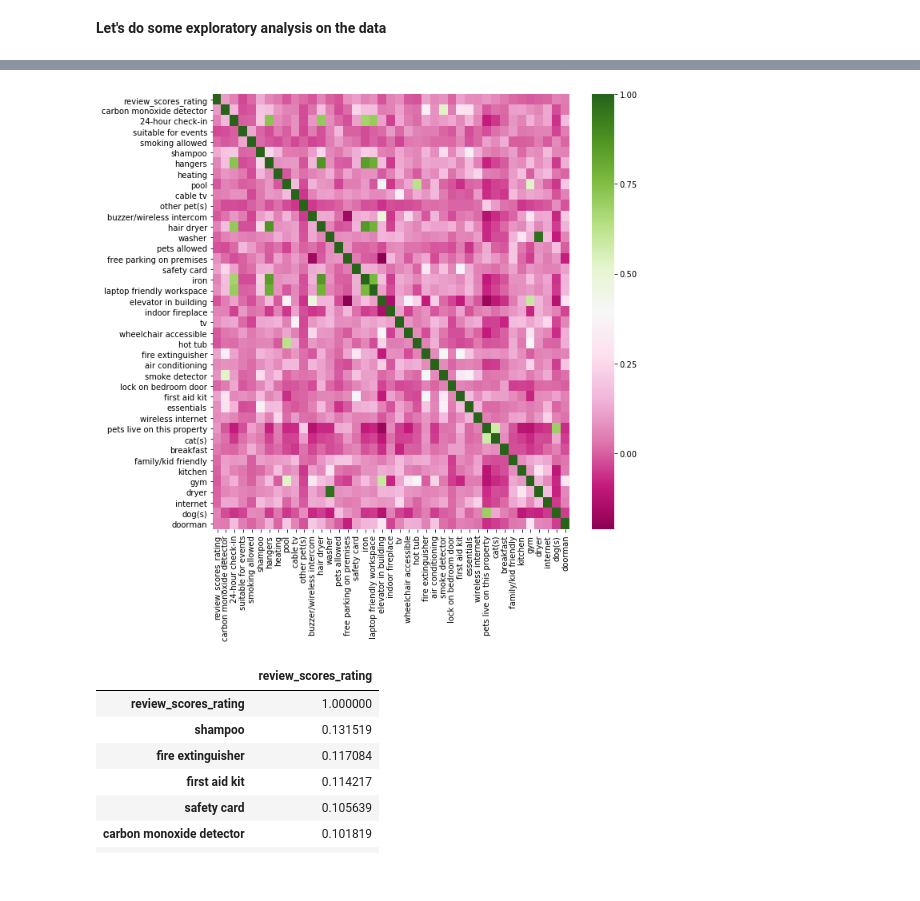
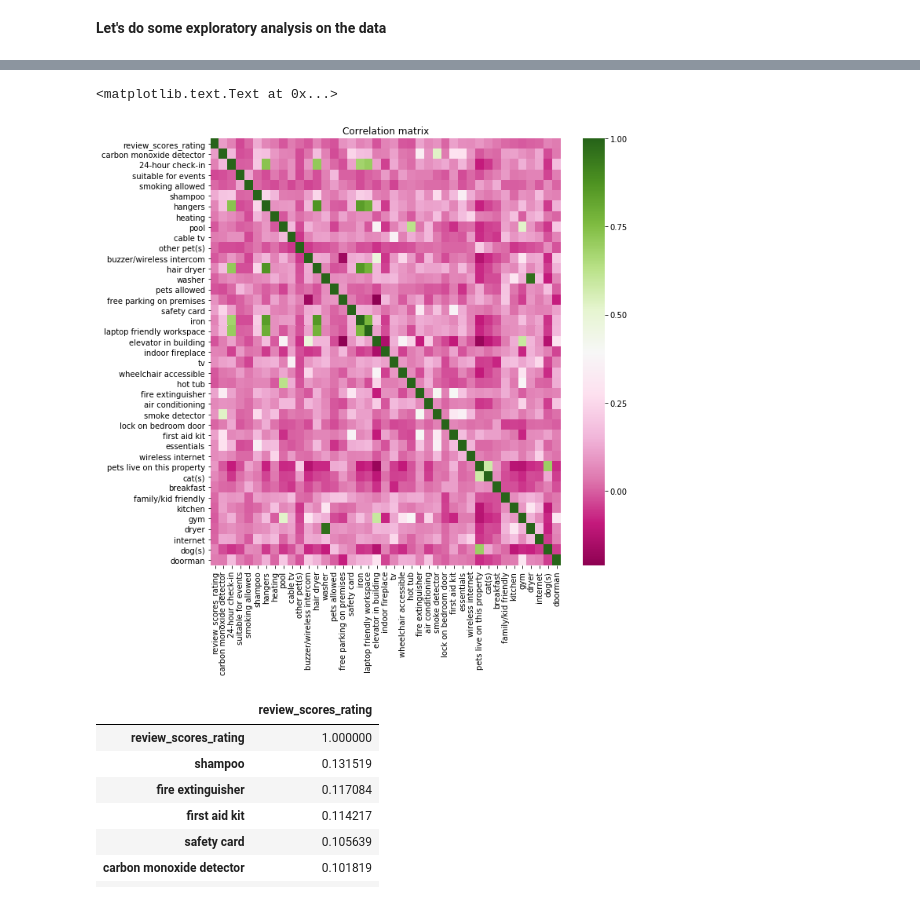
Before and after one commit to Robinhohocepied/airbnb-seattle-data, a Jupyter notebook: AirBnB+Seattle+Data.ipynb, the cells around one changed output, grey strips where cells are left out. Drawn from its saved outputs; the diff is of its cells as text; code cells hidden in the pictures.

```diff
--- a/AirBnB+Seattle+Data.ipynb
+++ b/AirBnB+Seattle+Data.ipynb
@@ -584,12 +582,14 @@ amenity_ranking_mean.sort_values(ascending = False).plot(kind="bar",figsize=(10,
 # %%
 # Let's look at the correlation matrix between all the values
 def corr_matrix(data, size):
     fig, ax = plt.subplots(figsize=size)
     sns.heatmap(data.corr(), ax = ax, cmap = 'PiYG')
 
 corr_matrix(ratings_amenities, (10,10))
+plt.title('Correlation matrix')
 # %% [output]
+<matplotlib.text.Text at 0x...>
-[figure, old version]
+[figure, new version]
 # %%
 # Let's look at the top 10 variables the most correlated with the ratings
 correlation_feature(ratings_amenities,'review_scores_rating').head(10)
```
Also changed, not shown: parts of 11 cells of this notebook.
